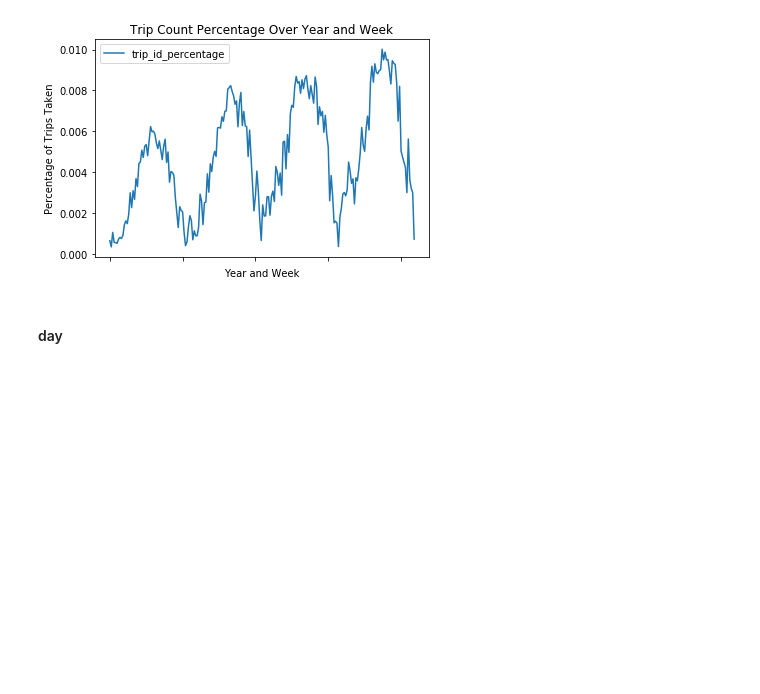
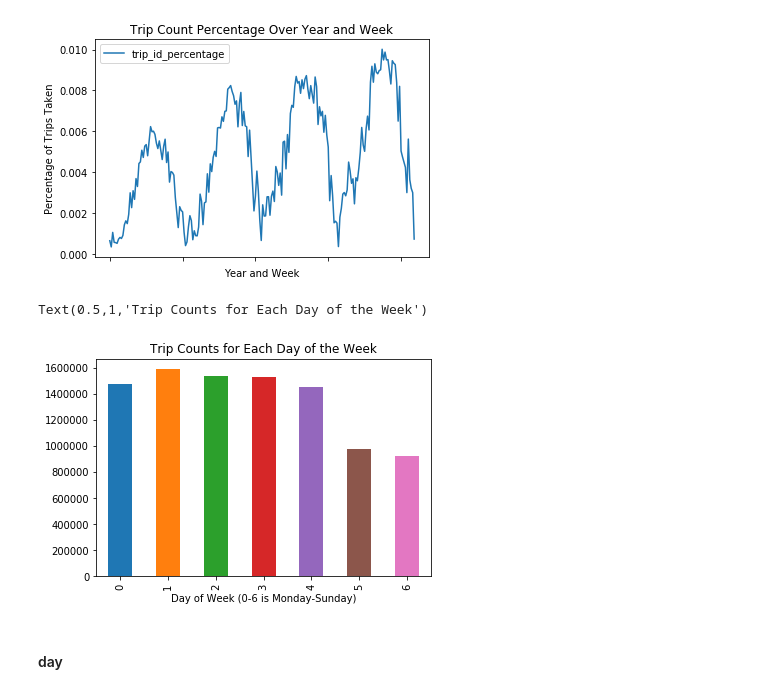
Before and after one commit to karahahn/Springboard_Capstone2, a Jupyter notebook: Capstone 2 Final Report.ipynb, the cells around one changed output. Drawn from its saved outputs; the diff is of its cells as text; code cells hidden in the pictures; blank space fills up the shorter version.

```diff
--- a/Capstone 2 Final Report.ipynb
+++ b/Capstone 2 Final Report.ipynb
@@ -175,6 +176,13 @@ plt.ylabel('Percentage of Trips Taken')
 # %% [output]
 Text(0,0.5,'Percentage of Trips Taken')
 [figure]
+# %%
+data.num_day_of_week.value_counts().sort_index().plot(kind='bar')
+plt.xlabel('Day of Week (0-6 is Monday-Sunday)')
+plt.title('Trip Counts for Each Day of the Week')
+# %% [output]
+Text(0.5,1,'Trip Counts for Each Day of the Week')
+[figure, added]
 # %% [markdown]
 #### day
 # %%
```
Also changed, not shown: parts of 90 cells of this notebook.
